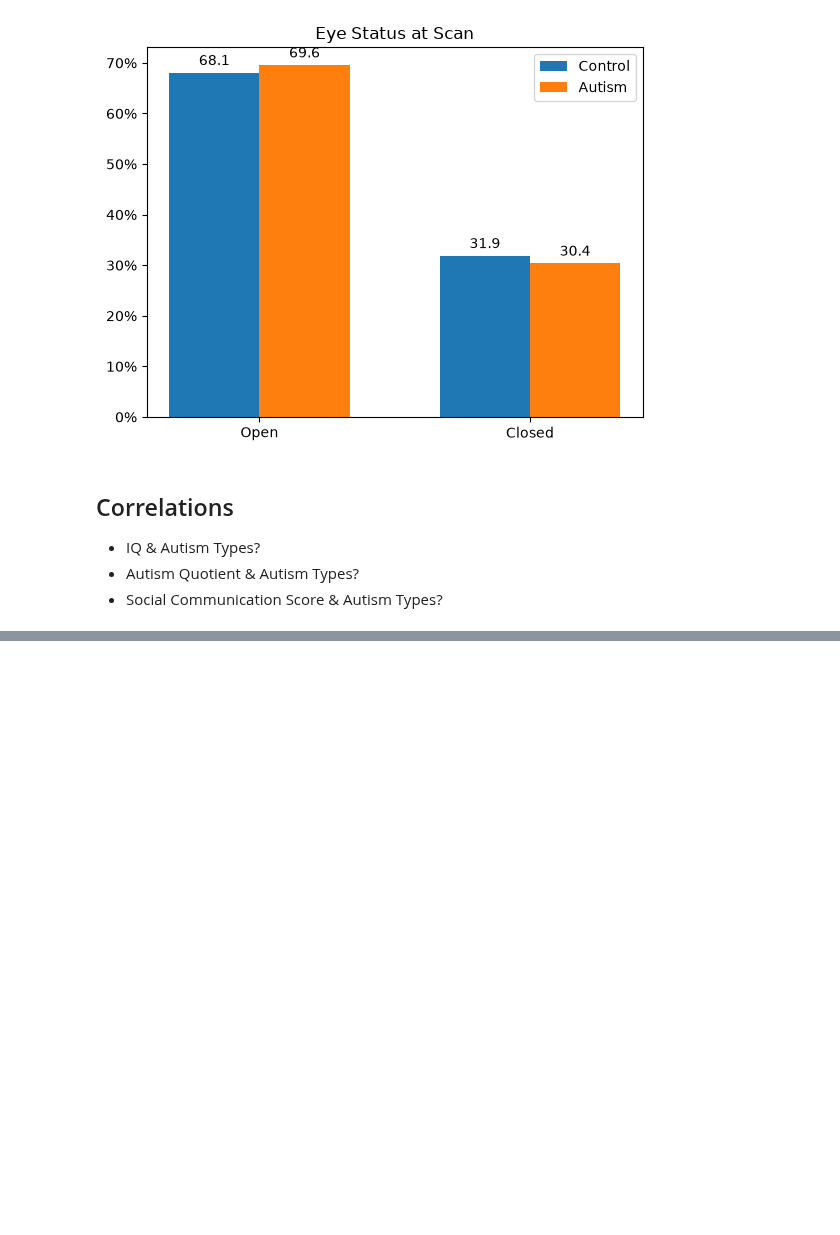
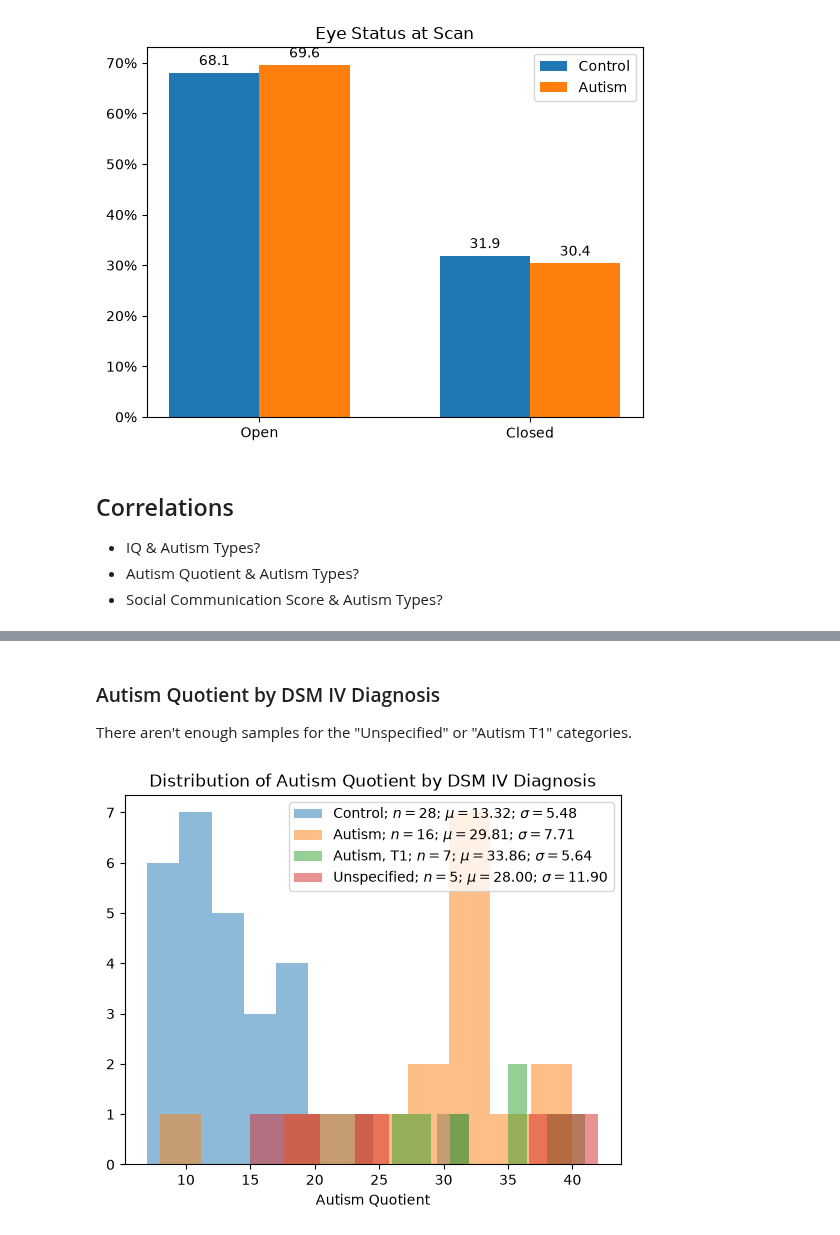
Before and after one commit to Erdos-Projects/fall-2026-autism, a Jupyter notebook: notebooks/eda.ipynb, the cells around one changed output, grey strips where cells are left out. Saved outputs shown, nothing was run; the diff lists cells and outputs as text; code cells hidden in the pictures; blank space fills up the shorter version.

```diff
--- a/notebooks/eda.ipynb
+++ b/notebooks/eda.ipynb
@@ -473,0 +532,25 @@ plt.show()
+# %% [markdown]
+### Autism Quotient by DSM IV Diagnosis
+
+There aren't enough samples for the "Unspecified" or "Autism T1" categories.
+# %%
+dsm0 = data["DSM_IV_TR"] == 0
+dsm1 = data["DSM_IV_TR"] == 1
+dsm2 = data["DSM_IV_TR"] == 2
+dsm3 = data["DSM_IV_TR"] >= 3
+
+aq_dsm0 = data.loc[dsm0, "AQ_TOTAL"][data["AQ_TOTAL"] > 0]
+aq_dsm1 = data.loc[dsm1, "AQ_TOTAL"][data["AQ_TOTAL"] > 0]
+aq_dsm2 = data.loc[dsm2, "AQ_TOTAL"][data["AQ_TOTAL"] > 0]
+aq_dsm3 = data.loc[dsm3, "AQ_TOTAL"][data["AQ_TOTAL"] > 0]
+
+plt.hist(aq_dsm0, alpha=0.5, label=f"Control; $n={len(aq_dsm0)}$; $\\mu={aq_dsm0.mean():.2f}$; $\\sigma={aq_dsm0.std():.2f}$")
+plt.hist(aq_dsm1, alpha=0.5, label=f"Autism; $n={len(aq_dsm1)}$; $\\mu={aq_dsm1.mean():.2f}$; $\\sigma={aq_dsm1.std():.2f}$")
+plt.hist(aq_dsm2, alpha=0.5, label=f"Autism, T1; $n={len(aq_dsm2)}$; $\\mu={aq_dsm2.mean():.2f}$; $\\sigma={aq_dsm2.std():.2f}$")
+plt.hist(aq_dsm3, alpha=0.5, label=f"Unspecified; $n={len(aq_dsm3)}$; $\\mu={aq_dsm3.mean():.2f}$; $\\sigma={aq_dsm3.std():.2f}$")
+plt.xlabel("Autism Quotient")
+plt.title("Distribution of Autism Quotient by DSM IV Diagnosis")
+plt.legend()
+plt.show()
+# %% [output]
+[figure, added]
```
Also changed, not shown: parts of 16 cells of this notebook.
